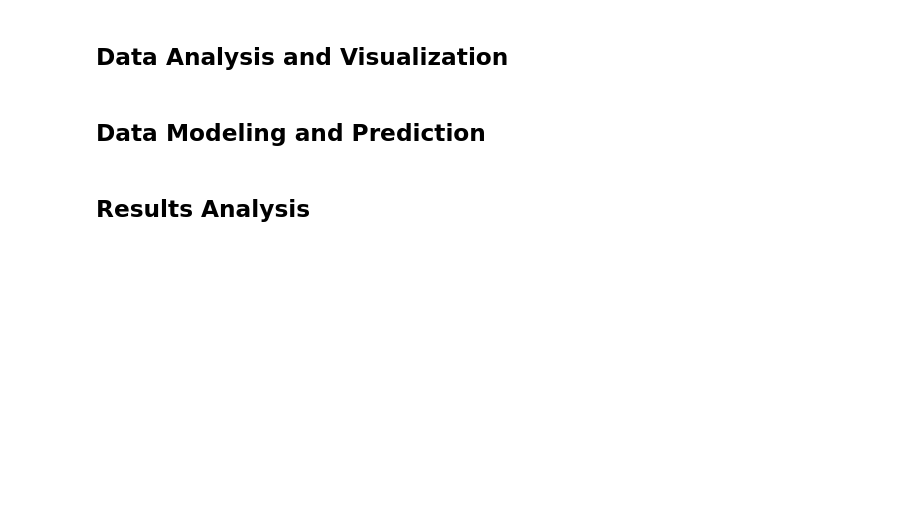
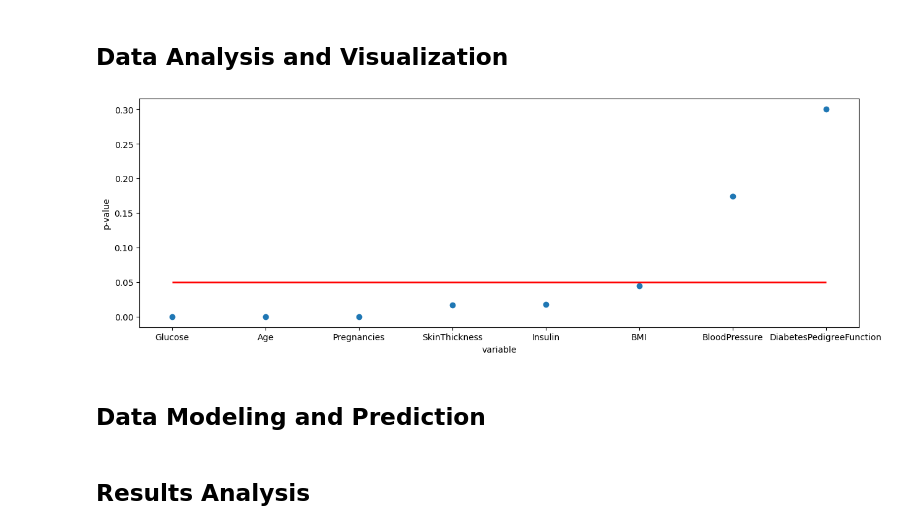
Before and after one commit to grudzinskio/DiabetesPrediction, a Jupyter notebook: FinalNotebook.ipynb, the cells around one changed output. Drawn from its saved outputs; the diff is of its cells as text; code cells hidden in the pictures; blank space fills up the shorter version.

```diff
--- a/FinalNotebook.ipynb
+++ b/FinalNotebook.ipynb
@@ -14,5 +80,23 @@
 # %% [markdown]
 ## Data Analysis and Visualization
+# %%
+import matplotlib.pyplot as plt
+import numpy as np
+
+x = np.array(sorted_df['Variable'])
+y = np.array(sorted_df['P-value'])
+
+f = plt.figure()
+f.set_figwidth(15)
+
+plt.xlabel('variable')
+plt.ylabel('p-value')
+
+plt.scatter(x, y)
+plt.hlines(y=0.05, xmin=0, xmax=7, linewidth=2, color='r')
+plt.show()
+# %% [output]
+[figure, added]
 # %% [markdown]
 ## Data Modeling and Prediction
 # %% [markdown]
```
Also changed, not shown: parts of 2 cells of this notebook.
